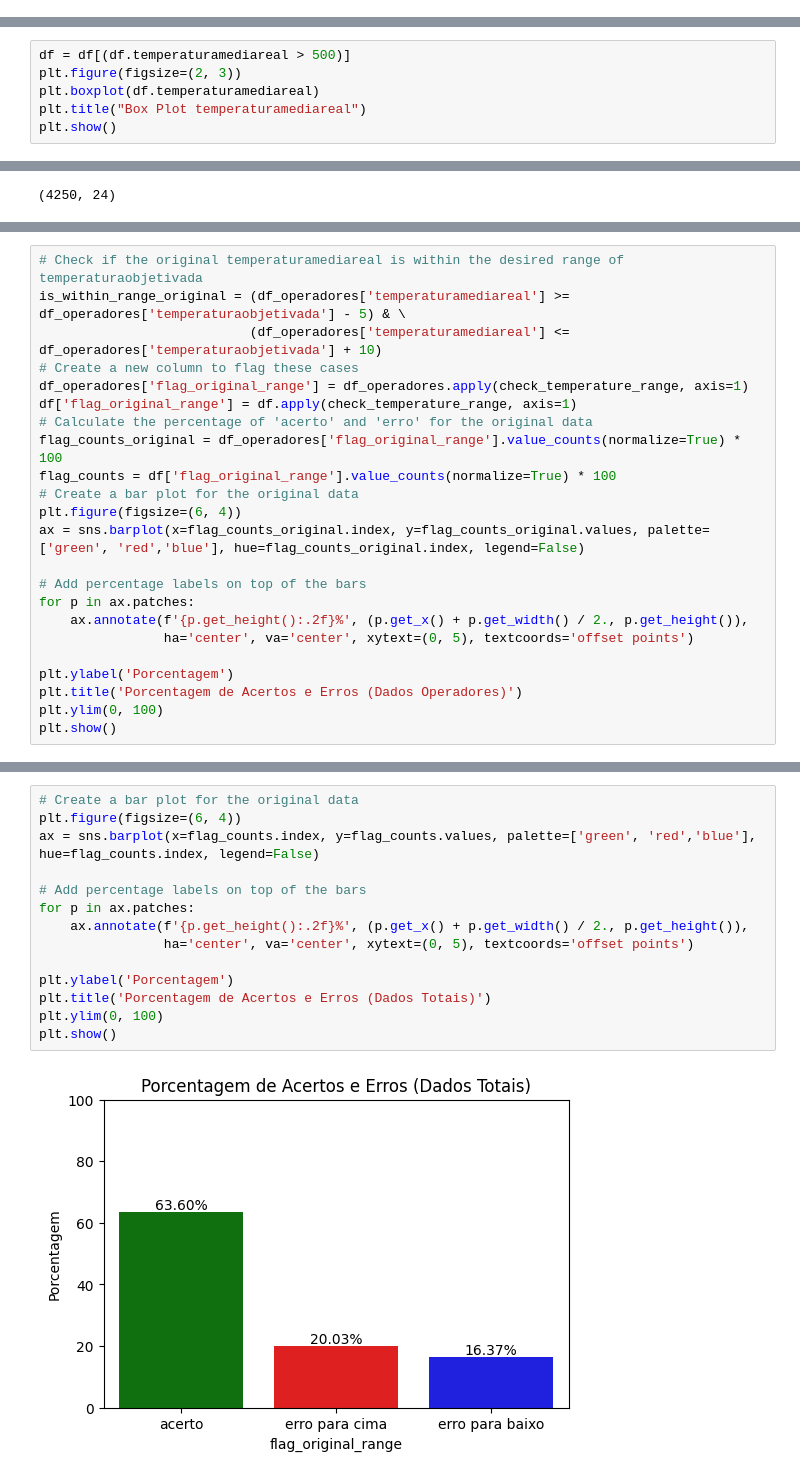
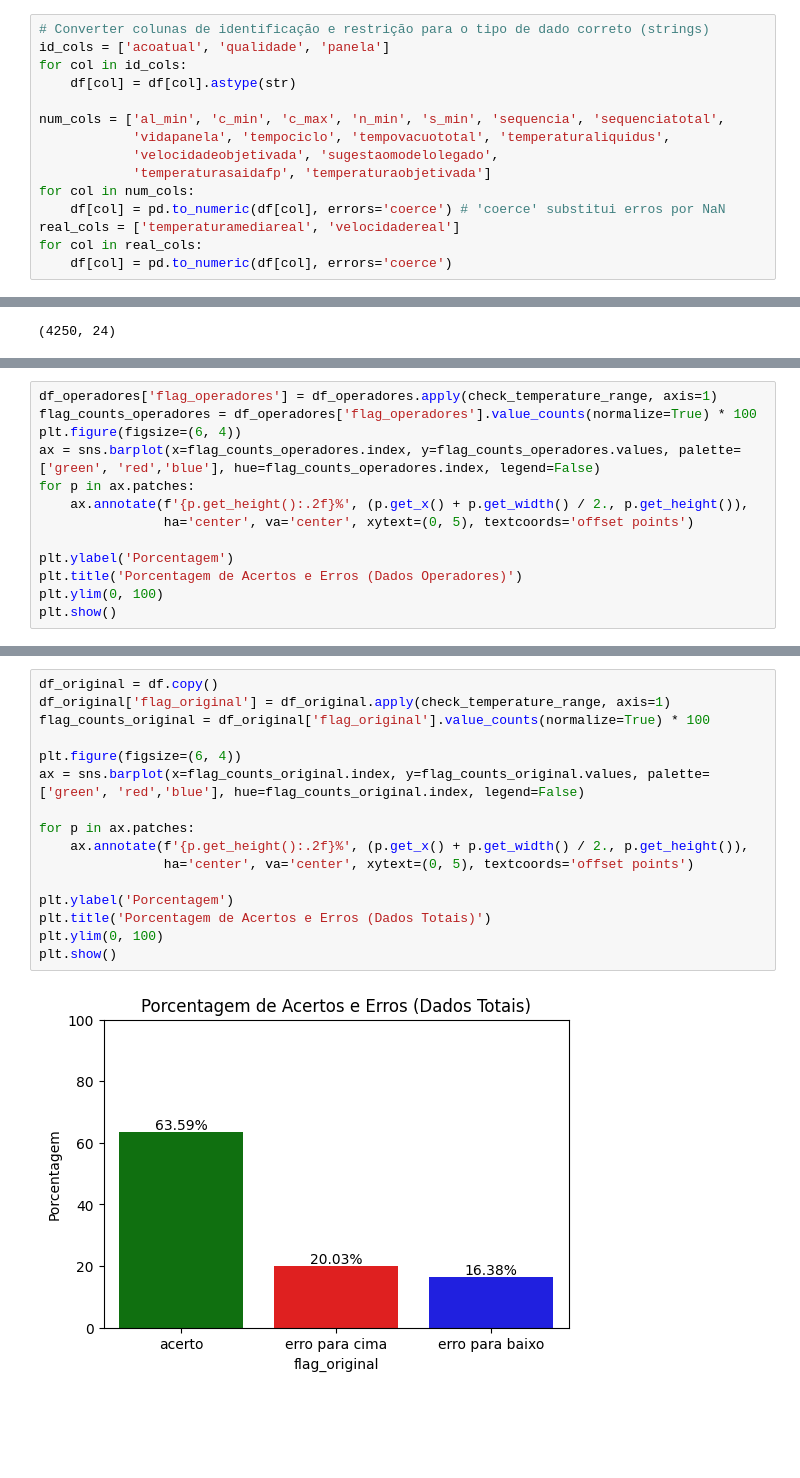
Before and after one commit to AlexiaOberdiek/Projeto-Evcomx, a Jupyter notebook: NotebookOrganizado.ipynb, the cells around one changed output, grey strips where cells are left out. Cells and saved outputs as stored; diff of their text form; blank space fills up the shorter version.

```diff
--- a/NotebookOrganizado.ipynb
+++ b/NotebookOrganizado.ipynb
@@ -127,3 +129,18 @@ dtype: int64
+# %%
+# Converter colunas de identificação e restrição para o tipo de dado correto (strings)
+id_cols = ['acoatual', 'qualidade', 'panela']
+for col in id_cols:
+    df[col] = df[col].astype(str)
+
+num_cols = ['al_min', 'c_min', 'c_max', 'n_min', 's_min', 'sequencia', 'sequenciatotal',
+            'vidapanela', 'tempociclo', 'tempovacuototal', 'temperaturaliquidus',
+            'velocidadeobjetivada', 'sugestaomodelolegado',
+            'temperaturasaidafp', 'temperaturaobjetivada']
+for col in num_cols:
+    df[col] = pd.to_numeric(df[col], errors='coerce') # 'coerce' substitui erros por NaN
+real_cols = ['temperaturamediareal', 'velocidadereal']
+for col in real_cols:
+    df[col] = pd.to_numeric(df[col], errors='coerce')
 # %% [markdown]
 # **Análise exploratória**
 # %%
@@ -158,6 +163,0 @@ plt.show()
-# %%
-df = df[(df.temperaturamediareal > 500)]
-plt.figure(figsize=(2, 3))
-plt.boxplot(df.temperaturamediareal)
-plt.title("Box Plot temperaturamediareal")
-plt.show()
@@ -442,18 +436,8 @@ df_operadores.shape
 # %%
-# Check if the original temperaturamediareal is within the desired range of temperaturaobjetivada
-is_within_range_original = (df_operadores['temperaturamediareal'] >= df_operadores['temperaturaobjetivada'] - 5) & \
-                           (df_operadores['temperaturamediareal'] <= df_operadores['temperaturaobjetivada'] + 10)
-# Create a new column to flag these cases
-df_operadores['flag_original_range'] = df_operadores.apply(check_temperature_range, axis=1)
-df['flag_original_range'] = df.apply(check_temperature_range, axis=1)
-# Calculate the percentage of 'acerto' and 'erro' for the original data
-flag_counts_original = df_operadores['flag_original_range'].value_counts(normalize=True) * 100
-flag_counts = df['flag_original_range'].value_counts(normalize=True) * 100
-# Create a bar plot for the original data
+df_operadores['flag_operadores'] = df_operadores.apply(check_temperature_range, axis=1)
+flag_counts_operadores = df_operadores['flag_operadores'].value_counts(normalize=True) * 100
 plt.figure(figsize=(6, 4))
-ax = sns.barplot(x=flag_counts_original.index, y=flag_counts_original.values, palette=['green', 'red','blue'], hue=flag_counts_original.index, legend=False)
-
-# Add percentage labels on top of the bars
+ax = sns.barplot(x=flag_counts_operadores.index, y=flag_counts_operadores.values, palette=['green', 'red','blue'], hue=flag_counts_operadores.index, legend=False)
 for p in ax.patches:
     ax.annotate(f'{p.get_height():.2f}%', (p.get_x() + p.get_width() / 2., p.get_height()),
                 ha='center', va='center', xytext=(0, 5), textcoords='offset points')
@@ -467,16 +451,18 @@ plt.show()
 # %%
-# Create a bar plot for the original data
+df_original = df.copy()
+df_original['flag_original'] = df_original.apply(check_temperature_range, axis=1)
+flag_counts_original = df_original['flag_original'].value_counts(normalize=True) * 100
+
 plt.figure(figsize=(6, 4))
-ax = sns.barplot(x=flag_counts.index, y=flag_counts.values, palette=['green', 'red','blue'], hue=flag_counts.index, legend=False)
+ax = sns.barplot(x=flag_counts_original.index, y=flag_counts_original.values, palette=['green', 'red','blue'], hue=flag_counts_original.index, legend=False)
 
-# Add percentage labels on top of the bars
 for p in ax.patches:
     ax.annotate(f'{p.get_height():.2f}%', (p.get_x() + p.get_width() / 2., p.get_height()),
                 ha='center', va='center', xytext=(0, 5), textcoords='offset points')
 
 plt.ylabel('Porcentagem')
 plt.title('Porcentagem de Acertos e Erros (Dados Totais)')
 plt.ylim(0, 100)
 plt.show()
 # %% [output]
-[figure, old version]
+[figure, new version]
```
Also changed, not shown: parts of 26 cells of this notebook, 1 other file.
